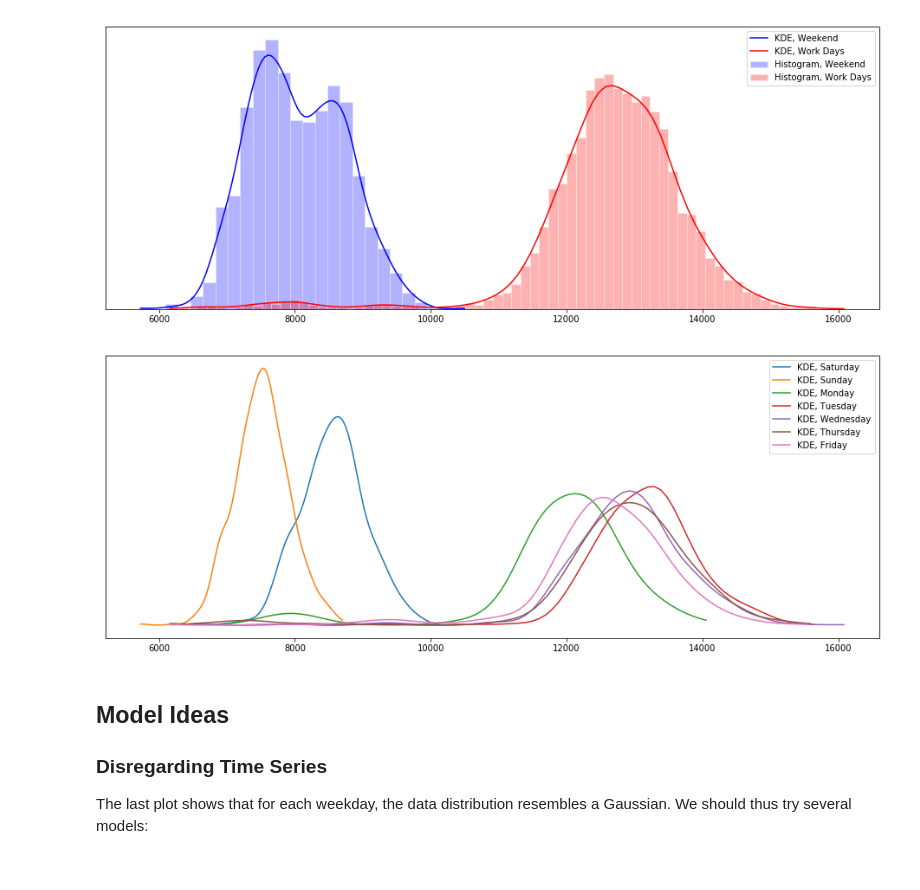
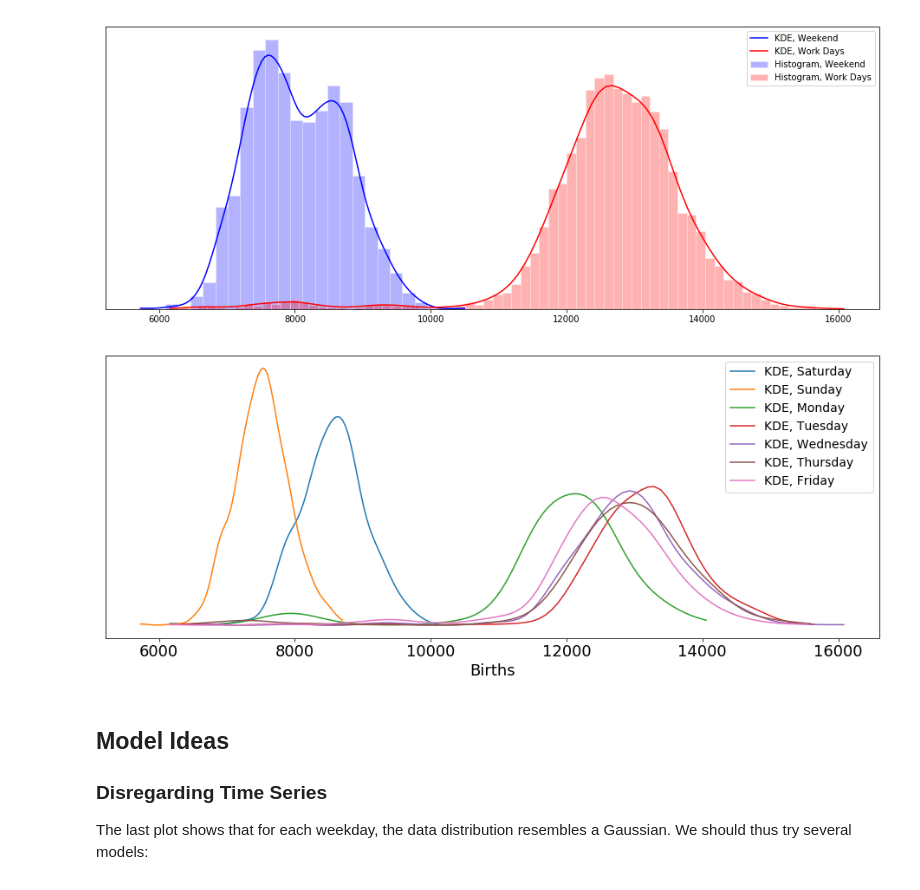
Before and after one commit to inon-peled/dtu_bda_project, a Jupyter notebook: bda_project_us_births.ipynb, the cells around one changed output. Saved outputs shown, nothing was run; the diff lists cells and outputs as text; code cells hidden in the pictures.

Commit message:
Nicer plots

```diff
--- a/bda_project_us_births.ipynb
+++ b/bda_project_us_births.ipynb
@@ -107,16 +107,17 @@ density_estimation(births_2000s_df_with_index)
 # %%
 def density_estimation_by_weekday(df):
     fig, ax = plt.subplots(1, 1)
     for d in df.weekday_name.unique():
         daily_births = df.births[df.weekday_name == d]
         x_kde = np.linspace(daily_births.min(), daily_births.max(), 100)
         ax.plot(x_kde, gaussian_kde(daily_births)(x_kde),label="KDE, %s" % d)
     ax.get_yaxis().set_visible(False)
-    ax.legend()
+    ax.set_xlabel("Births")
+    ax.legend(fontsize=14)
 
 density_estimation_by_weekday(births_2000s_df_with_index)
 # %% [output]
-[figure, old version]
+[figure, new version]
 # %% [markdown]
 ## Model Ideas
 
```
Also changed, not shown: parts of 3 cells of this notebook.
